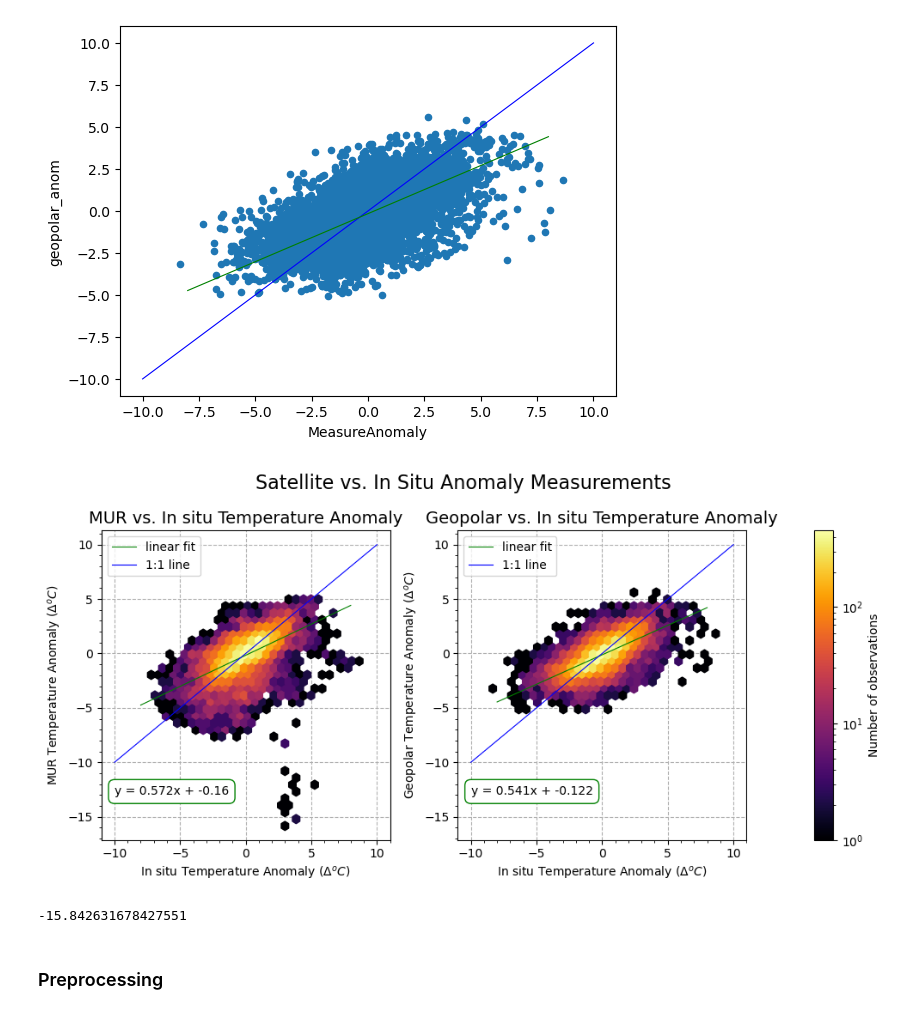
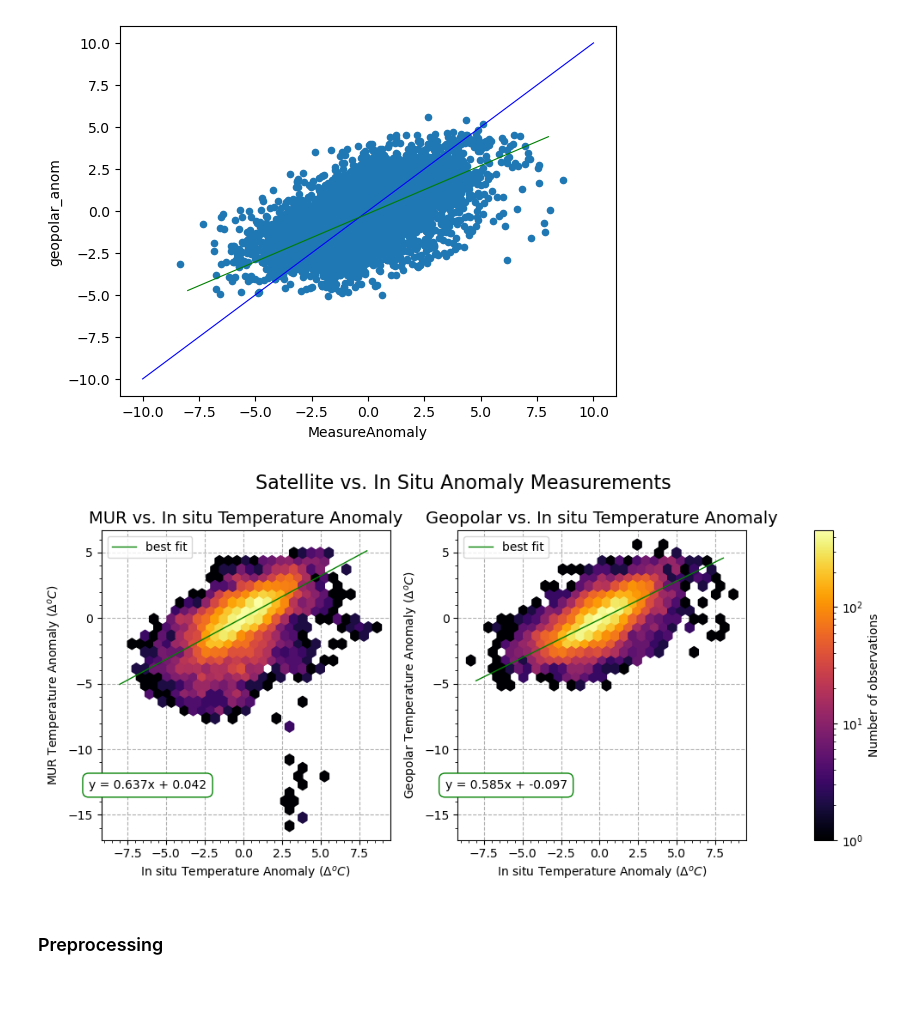
Before and after one commit to rwegener2/chesapeake_mhw, a Jupyter notebook: notebooks/02_figures_and_analysis/validation/02b_validation_analysis.ipynb, the cells around one changed output. Saved outputs shown, nothing was run; the diff lists cells and outputs as text; code cells hidden in the pictures.

```diff
--- a/notebooks/02_figures_and_analysis/validation/02b_validation_analysis.ipynb
+++ b/notebooks/02_figures_and_analysis/validation/02b_validation_analysis.ipynb
@@ -121,0 +144,7 @@ print(xmin, xmax, ymin, ymax)
+# %%
+# scipy.stats.linregress(x_mur, y_mur)
+
+mur_model = sm.RLM(y_mur, sm.add_constant(x_mur), M=sm.robust.norms.TukeyBiweight())
+mur_results = mur_model.fit()
+print(mur_results.params)  # I think this is the slope
+print(mur_results.bse)
@@ -121,0 +158,3 @@ print(xmin, xmax, ymin, ymax)
+# %%
+rlm_slope_mur = mur_results.params.MeasureAnomaly
+rlm_inter_mur = mur_results.params.const
@@ -121,0 +165,5 @@ print(xmin, xmax, ymin, ymax)
+# %%
+geop_model = sm.RLM(y_geop, sm.add_constant(x_geop), M=sm.robust.norms.TukeyBiweight())
+geop_results = geop_model.fit()
+print(geop_results.params)  # I think this is the slope
+print(geop_results.bse)
@@ -121,0 +177,3 @@ print(xmin, xmax, ymin, ymax)
+# %%
+rlm_slope_geop = geop_results.params.MeasureAnomaly
+rlm_inter_geop = geop_results.params.const
@@ -164,58 +243,60 @@ bbox_props = {'boxstyle': 'round', 'facecolor': 'white',
 mur_plot = ax1.hexbin(x_mur, y_mur, gridsize=30, bins='log', cmap='inferno',
                       extent=(xmin, xmax, ymin, ymax)) # mincnt=1)
 # plot the line of linear fit
-ax1.plot([-8, 8], [mx_plus_b(-8, mur_slope, mur_intercept),
-                     mx_plus_b(8, mur_slope, mur_intercept)],
-         color='green', label='linear fit', linewidth=0.8)
+# ax1.plot([-8, 8], [mx_plus_b(-8, mur_slope, mur_intercept),
+#                      mx_plus_b(8, mur_slope, mur_intercept)],
+#          color='green', label='linear fit', linewidth=0.8)
+ax1.plot([-8, 8], [mx_plus_b(-8, rlm_slope_mur, rlm_inter_mur),
+                     mx_plus_b(8, rlm_slope_mur, rlm_inter_mur)],
+         color='green', label='best fit', linewidth=1)
 ax1.set_ylabel('MUR Temperature Anomaly ($\Delta^oC$)')
 ax1.set_title('MUR vs. In situ Temperature Anomaly', size=14)
-ax1.text(-10, -13, 'y = {m}x + {b}'.format(m=mur_slope.round(3),
-                                    b=mur_intercept.round(3)), bbox=bbox_props)
+ax1.text(-10, -13, 'y = {m}x + {b}'.format(m=rlm_slope_mur.round(3),
+                                    b=rlm_inter_mur.round(3)), bbox=bbox_props)
 
 
 geop_plot = ax2.hexbin(x_geop, y_geop, gridsize=30, bins='log', cmap='inferno',
                       extent=(xmin, xmax, ymin, ymax))  # , mincnt=1)
 # plot the line of linear fit
-ax2.plot([-8, 8], [mx_plus_b(-8, gp_slope, gp_intercept),
-                     mx_plus_b(8, gp_slope, gp_intercept)],
-         color='green', label='linear fit', linewidth=0.8)
+# ax2.plot([-8, 8], [mx_plus_b(-8, gp_slope, gp_intercept),
+#                      mx_plus_b(8, gp_slope, gp_intercept)],
+#          color='green', label='linear fit', linewidth=0.8)
+ax2.plot([-8, 8], [mx_plus_b(-8, rlm_slope_geop, rlm_inter_geop),
+                     mx_plus_b(8, rlm_slope_geop, rlm_inter_geop)],
+         color='green', label='best fit', linewidth=1)
 ax2.set_ylabel('Geopolar Temperature Anomaly ($\Delta^oC$)')
 ax2.set_title('Geopolar vs. In situ Temperature Anomaly', size=14)
-ax2.text(-10, -13, 'y = {m}x + {b}'.format(m=gp_slope.round(3),
-                                    b=gp_intercept.round(3)), bbox=bbox_props)
+ax2.text(-10, -13, 'y = {m}x + {b}'.format(m=rlm_slope_geop.round(3),
+                                    b=rlm_inter_geop.round(3)), bbox=bbox_props)
 
 
 # Standardize axes settings
 for ax in (ax1, ax2):
     # plot and label the 1:1 line
-    ax.plot([-10, 10], [-10, 10], color='blue', label='1:1 line', linewidth=0.8)
+    # ax.plot([-10, 10], [-10, 10], color='blue', label='1:1 line', linewidth=0.8)
     ax.legend(loc="upper left")
     # standardize the axes
     # ax.set_xlim([-16, 16])
     # ax.set_ylim([-12, 8])
     # label the x axis
     ax.set_xlabel('In situ Temperature Anomaly ($\Delta^oC$)')
     ax.minorticks_on()
     # add gridlines
     ax.set_axisbelow(True)
     ax.grid(linestyle='--', linewidth=0.8)
 
 # Add shared colorbar
 cb = fig.colorbar(geop_plot, cax=ax3)
 cb.set_label('Number of observations')
 
 # Turn back on for SST Values
 fig.tight_layout()
 
 if SAVE_FIGS:
     plt.savefig(os.path.join(REPO_ROOT, 'figures/validation_analysis/satellite_validation_anomaly_hexplot.jpeg'),
                 bbox_inches='tight')
 # %% [output]
-[figure, old version]
+[figure, new version]
-# %%
-y_mur.min()
-# %% [output]
--15.842631678427551
 # %% [markdown]
 ### Preprocessing
 # %%
```
Also changed, not shown: parts of 18 cells of this notebook, 24 other files.
